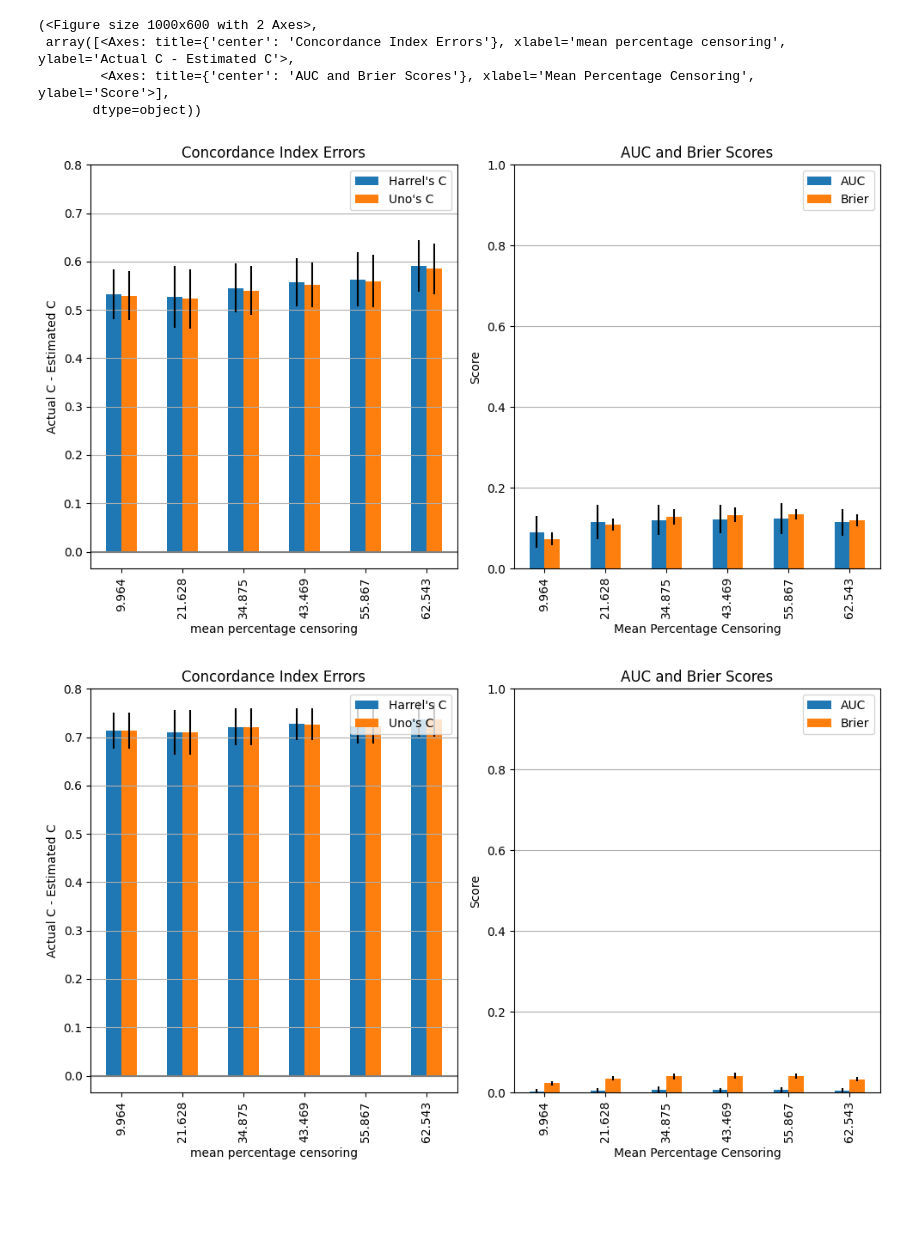
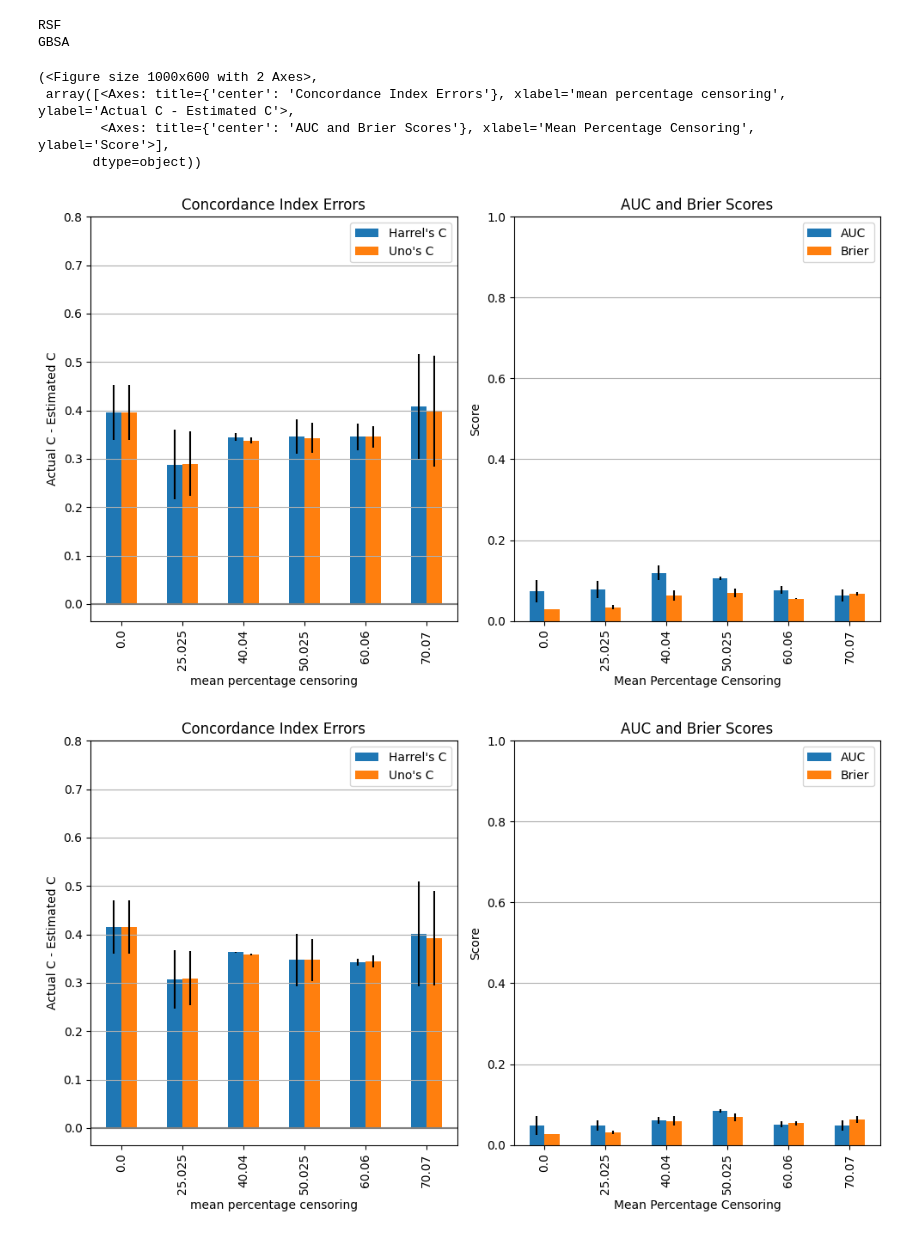
Before and after one commit to buchbindern/SurvivalSimulation, a Jupyter notebook: SimulationTesting.ipynb, the cells around one changed output. Saved outputs shown, nothing was run; the diff lists cells and outputs as text; code cells hidden in the pictures; blank space fills up the shorter version.

Commit message:
actual censoring amounts

```diff
--- a/SimulationTesting.ipynb
+++ b/SimulationTesting.ipynb
@@ -89,7 +122,7 @@ def simulation(n_samples, m, hazard_ratio, n_repeats=100):
     )
     results = {}
 
-    for model_type in ["rsf", "gbsa", "deepsurv"]:
+    for model_type in ["rsf", "gbsa"]:
         data_mean = {}
         data_std = {}
         for measure in measures:
@@ -99,7 +132,7 @@ def simulation(n_samples, m, hazard_ratio, n_repeats=100):
         rnd = np.random.RandomState(seed=987)
 
         # iterate over different amount of censoring
-        for cens in (0.1, 0.25, 0.4, 0.5, 0.6, 0.7):
+        for cens in [0, 0.25, 0.4, 0.5, 0.6, 0.7]:
             data = {
                 "censoring": [],
                 "Harrel's C": [],
@@ -125,20 +158,17 @@ def simulation(n_samples, m, hazard_ratio, n_repeats=100):
                 model.fit(X_test, y_test)
 
                 # predict risk scores (lower predicted survival time = higher risk)
-                risk_scores = -model.predict(X_test) # doing neg bec RSF does higher num = better survival time, but harrells c higher num = higher risk or earlier
-
+                risk_scores = -model.predict(X_test) # doing neg .predict syas higher values = longer survival time, but rsf says higher values = higher chance of death aka lower survival
 
                 # random time points to check auc
                 delta = (y_test["time"].max() - y_test["time"].min()) * 1e-6
                 times = np.linspace(y_test["time"].min() + delta, y_test["time"].max() - delta, 10)
 
-                # Compute cumulative dynamic AUC
-                # this requires that survival times survival_test lie within the range of survival times survival_train
+                # Compute cumulative dynamic AUC-  requires that survival times survival_test lie within the range of survival times survival_train
                 aucs, _ = cumulative_dynamic_auc(y_train, y_test, risk_scores, times)
                 mean_auc = np.nanmean(aucs) # manually get mean to takes out NaNs
 
-                # Breier
-                # Estimated probability of remaining event-free at time points specified by times
+                # Breier - Estimated probability of remaining event-free at time points specified by times
                 pred_func = model.predict_survival_function(X_test) # the predict survival fundtion
                 preds = np.asarray([[fn(t) for t in times] for fn in pred_func]) # the actual points on the function
 
@@ -151,6 +181,7 @@ def simulation(n_samples, m, hazard_ratio, n_repeats=100):
 
                 # save results
                 data["censoring"].append(100.0 - y_test["event"].sum() * 100.0 / y_test.shape[0])
+                #data["censoring"].append(cens)
                 data["Harrel's C"].append(actual_c - c_harrell[0])
                 data["Uno's C"].append(actual_c - c_uno[0])
                 data["AUC"].append(mean_auc)
@@ -168,7 +199,7 @@ def simulation(n_samples, m, hazard_ratio, n_repeats=100):
         }
     return results
 # %%
-def plot_results(data_mean, data_std, model_type=None, **kwargs):
+def plot_results(data_mean, data_std, **kwargs):
     index = pd.Index(data_mean["censoring"].round(3), name="mean percentage censoring")
     for df in (data_mean, data_std):
         df.drop("censoring", axis=1, inplace=True)
@@ -187,9 +218,7 @@ def plot_results(data_mean, data_std, model_type=None, **kwargs):
     )
     axes[0].set_ylabel("Actual C - Estimated C")
     title = "Concordance Index Errors"
-    if model_type is not None:
-        title += f" ({model_type})"
-    axes[0].set_title("Concordance Index Errors")
+    axes[0].set_title(title)
     axes[0].yaxis.grid(True)
     axes[0].axhline(0.0, color="gray")
 
@@ -204,8 +233,6 @@ def plot_results(data_mean, data_std, model_type=None, **kwargs):
     )
     axes[1].set_ylabel("Score")
     title2 = "AUC and Brier Scores"
-    if model_type is not None:
-        title2 += f" ({model_type})"
     axes[1].set_title(title2)
     axes[1].set_title(title2)
     axes[1].yaxis.grid(True)
@@ -219,23 +246,27 @@ def plot_results(data_mean, data_std, model_type=None, **kwargs):
 # %%
 ylim = [-0.035, 0.8]
 # %%
-results = simulation(n_samples=100, m=10, hazard_ratio=2.0)
+results = simulation(n_samples=1000, m=2, hazard_ratio=2.0, n_repeats=2)
 
 # Access RSF results
 rsf_mean = results["rsf"]["mean"]
 rsf_std = results["rsf"]["std"]
 
 # Access GBSA results
 gbsa_mean = results["gbsa"]["mean"]
 gbsa_std = results["gbsa"]["std"]
 
+print("RSF")
 plot_results(rsf_mean, rsf_std, ylim=ylim, figsize=(10, 6))
+print("GBSA")
 plot_results(gbsa_mean, gbsa_std, ylim=ylim, figsize=(10, 6))
 # %% [output]
-(<Figure size 1000x600 with 2 Axes>,
- array([<Axes: title={'center': 'Concordance Index Errors'}, xlabel='mean percentage censoring', ylabel='Actual C - Estimated C'>,
-        <Axes: title={'center': 'AUC and Brier Scores'}, xlabel='Mean Percentage Censoring', ylabel='Score'>],
-       dtype=object))
+RSF
+GBSA
+(<Figure size 1000x600 with 2 Axes>,
+ array([<Axes: title={'center': 'Concordance Index Errors'}, xlabel='mean percentage censoring', ylabel='Actual C - Estimated C'>,
+        <Axes: title={'center': 'AUC and Brier Scores'}, xlabel='Mean Percentage Censoring', ylabel='Score'>],
+       dtype=object))
-[figure, old version]
+[figure, new version]
-[figure, old version]
+[figure, new version]
 # %%
```
Also changed, not shown: parts of 3 cells of this notebook, 2 other files.
